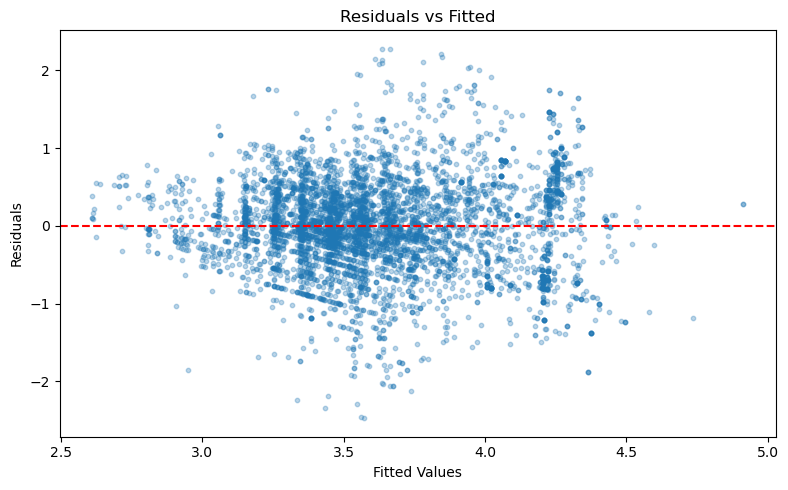
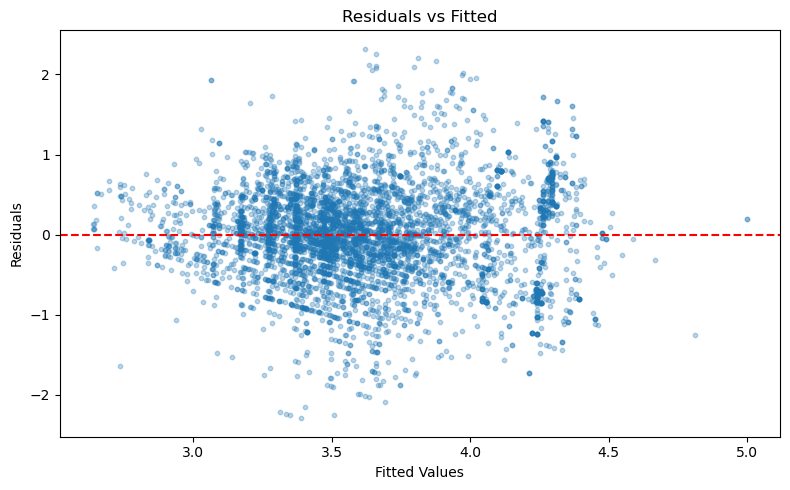
Code edit (unified diff) that turned the first committed figure into the second:
--- before
+++ after
@@ -1,4 +1,4 @@
 fig, ax = plt.subplots(figsize=(8, 5))
-ax.scatter(m4.fittedvalues, m4.resid, alpha=0.3, s=10)
+ax.scatter(m5.fittedvalues, m5.resid, alpha=0.3, s=10)
 ax.axhline(0, color='red', linestyle='--')
 ax.set_xlabel("Fitted Values")
@@ -6,3 +6,9 @@
 ax.set_title("Residuals vs Fitted")
 plt.tight_layout()
+plt.savefig(
+    "residuals_vs_fitted.png",
+    dpi=300,
+    bbox_inches="tight",
+    pad_inches=0.05
+)
 plt.show()

Commit: Final edits.